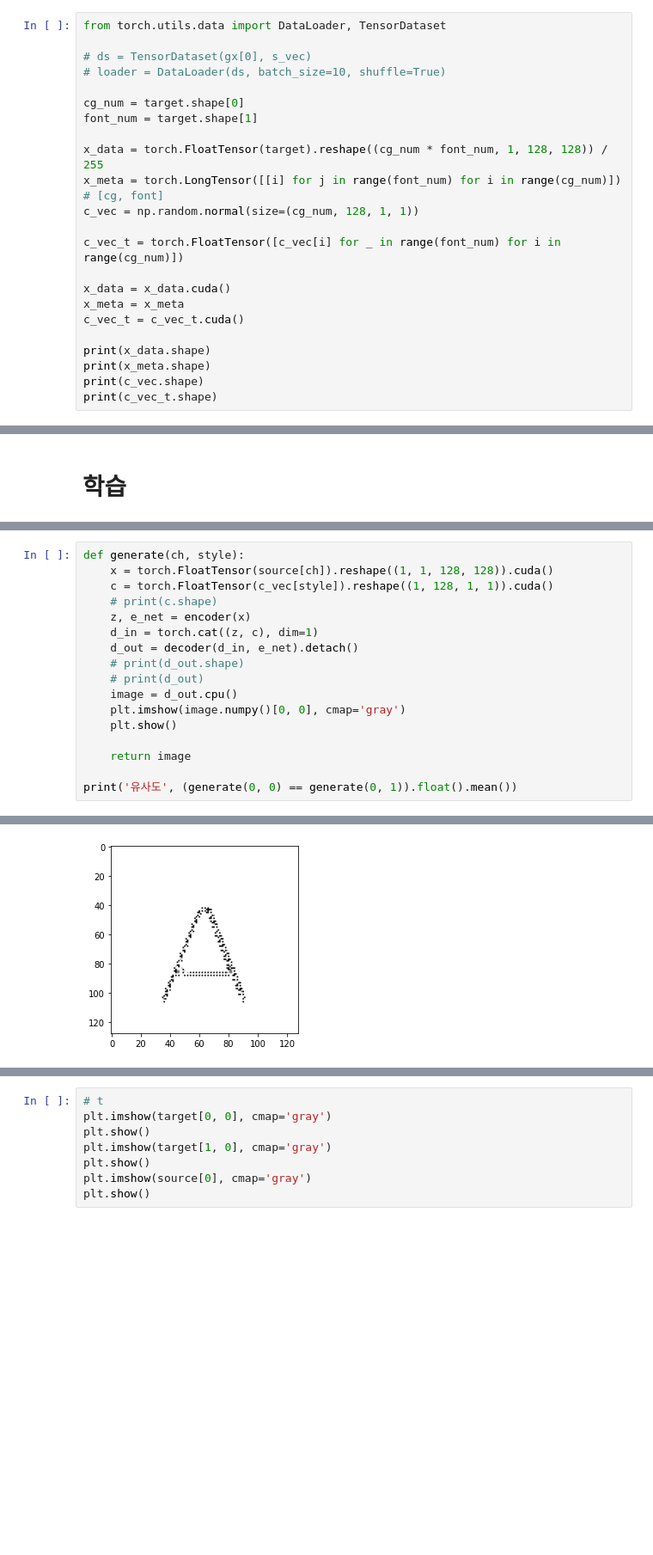
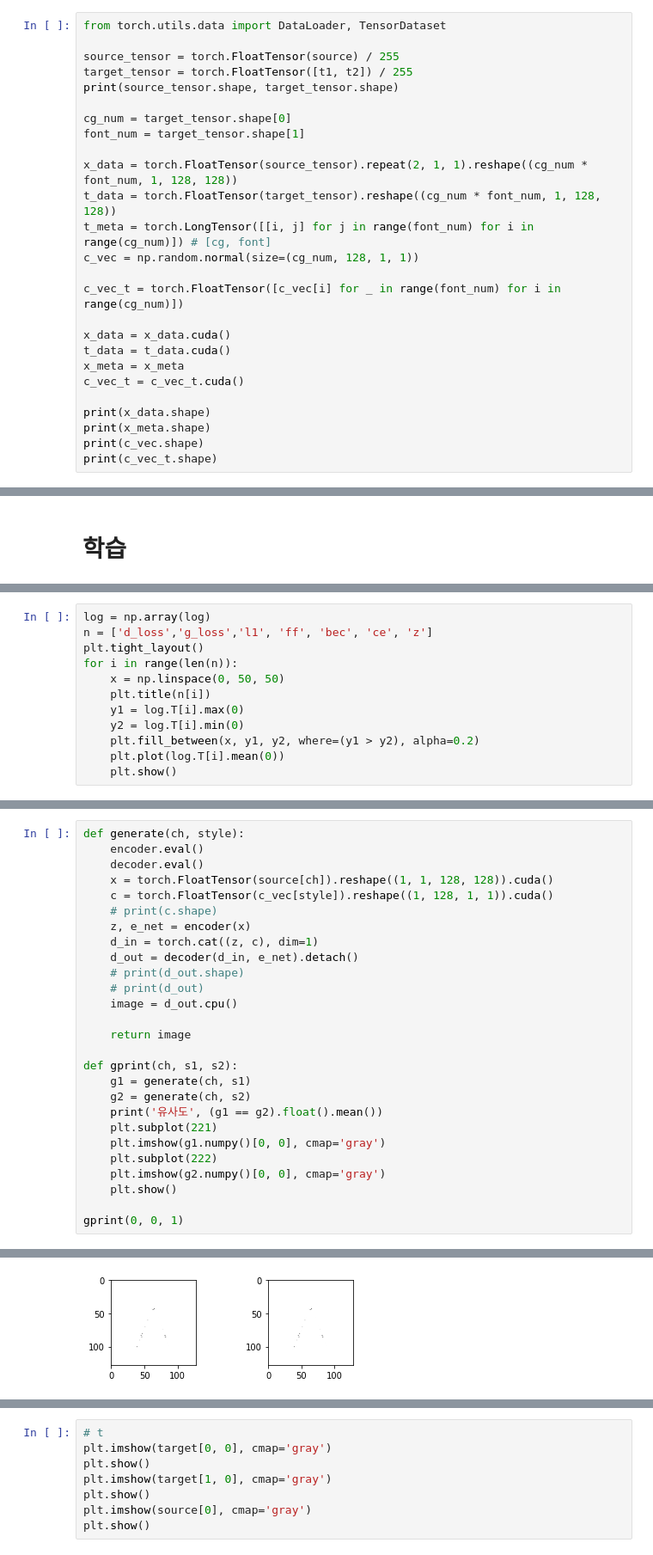
Before and after one commit to lunaB/AI-Experiment, a Jupyter notebook: gan_font__interpolation_ipynb의_사본.ipynb, the cells around one changed output, grey strips where cells are left out. Shown at 86% size. Cells and saved outputs as stored; diff of their text form; blank space fills up the shorter version.

```diff
--- a/gan_font__interpolation_ipynb의_사본.ipynb
+++ b/gan_font__interpolation_ipynb의_사본.ipynb
@@ -278,19 +307,22 @@ print(source.shape, target.shape)
 # %%
 from torch.utils.data import DataLoader, TensorDataset
 
-# ds = TensorDataset(gx[0], s_vec)
-# loader = DataLoader(ds, batch_size=10, shuffle=True)
+source_tensor = torch.FloatTensor(source) / 255
+target_tensor = torch.FloatTensor([t1, t2]) / 255
+print(source_tensor.shape, target_tensor.shape)
 
-cg_num = target.shape[0]
-font_num = target.shape[1]
+cg_num = target_tensor.shape[0]
+font_num = target_tensor.shape[1]
 
-x_data = torch.FloatTensor(target).reshape((cg_num * font_num, 1, 128, 128)) / 255
-x_meta = torch.LongTensor([[i] for j in range(font_num) for i in range(cg_num)]) # [cg, font]
+x_data = torch.FloatTensor(source_tensor).repeat(2, 1, 1).reshape((cg_num * font_num, 1, 128, 128))
+t_data = torch.FloatTensor(target_tensor).reshape((cg_num * font_num, 1, 128, 128))
+t_meta = torch.LongTensor([[i, j] for j in range(font_num) for i in range(cg_num)]) # [cg, font]
 c_vec = np.random.normal(size=(cg_num, 128, 1, 1))
 
 c_vec_t = torch.FloatTensor([c_vec[i] for _ in range(font_num) for i in range(cg_num)])
 
 x_data = x_data.cuda()
+t_data = t_data.cuda()
 x_meta = x_meta
 c_vec_t = c_vec_t.cuda()
 
@@ -412,0 +531,12 @@ epoch: 500/500  g_loss: 3.779613        d_loss: 13.214518
+# %%
+log = np.array(log)
+n = ['d_loss','g_loss','l1', 'ff', 'bec', 'ce', 'z']
+plt.tight_layout()
+for i in range(len(n)):
+    x = np.linspace(0, 50, 50)
+    plt.title(n[i])
+    y1 = log.T[i].max(0)
+    y2 = log.T[i].min(0)
+    plt.fill_between(x, y1, y2, where=(y1 > y2), alpha=0.2)
+    plt.plot(log.T[i].mean(0))
+    plt.show()
@@ -413,5 +551,7 @@ epoch: 500/500  g_loss: 3.779613        d_loss: 13.214518
 # %%
 def generate(ch, style):
+    encoder.eval()
+    decoder.eval()
     x = torch.FloatTensor(source[ch]).reshape((1, 1, 128, 128)).cuda()
     c = torch.FloatTensor(c_vec[style]).reshape((1, 128, 1, 1)).cuda()
     # print(c.shape)
@@ -421,10 +561,18 @@ def generate(ch, style):
     # print(d_out.shape)
     # print(d_out)
     image = d_out.cpu()
-    plt.imshow(image.numpy()[0, 0], cmap='gray')
-    plt.show()
 
     return image
 
-print('유사도', (generate(0, 0) == generate(0, 1)).float().mean())
+def gprint(ch, s1, s2):
+    g1 = generate(ch, s1)
+    g2 = generate(ch, s2)
+    print('유사도', (g1 == g2).float().mean())
+    plt.subplot(221)
+    plt.imshow(g1.numpy()[0, 0], cmap='gray')
+    plt.subplot(222)
+    plt.imshow(g2.numpy()[0, 0], cmap='gray')
+    plt.show()
+
+gprint(0, 0, 1)
 # %% [output]
@@ -431 +580 @@ print('유사도', (generate(0, 0) == generate(0, 1)).float().mean())
-[figure, old version]
+[figure, new version]
```
Also changed, not shown: parts of 6 cells of this notebook.
